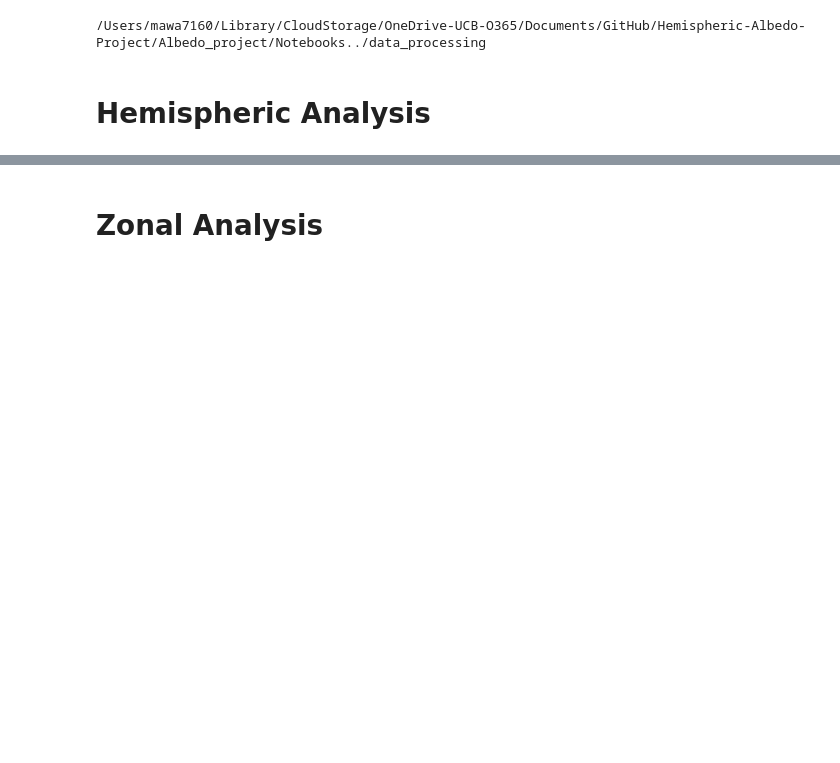
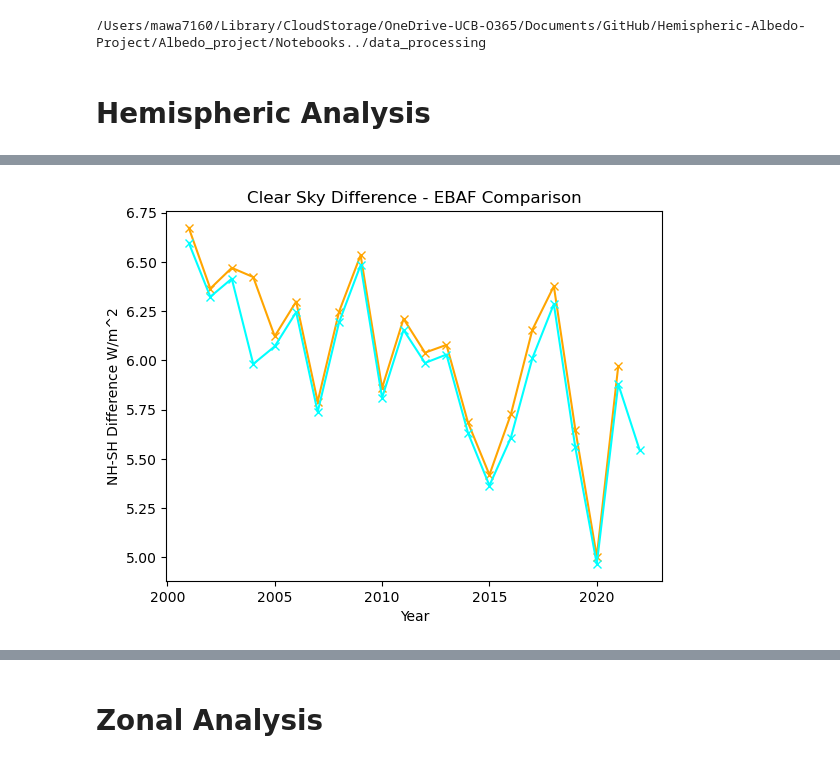
Before and after one commit to mwatwood-cu/Hemispheric-Albedo-Project, a Jupyter notebook: Albedo_project/Notebooks/EBAF_Comparison.ipynb, the cells around one changed output, grey strips where cells are left out. Saved outputs shown, nothing was run; the diff lists cells and outputs as text; code cells hidden in the pictures; blank space fills up the shorter version.

```diff
--- a/Albedo_project/Notebooks/EBAF_Comparison.ipynb
+++ b/Albedo_project/Notebooks/EBAF_Comparison.ipynb
@@ -59 +102,16 @@ all_sky_diff_4_2 = shortwave_all_sky_4_2["nh"]-shortwave_all_sky_4_2["sh"]
+# %%
+# Plotting the CRE in SW
+ceres_ebaf_plotting.plot_data_with_reg_line(clear_sky_diff_4_1.year, clear_sky_diff_4_1, include_trends=False, set_x_ticks=False,
+                                            y_label="NH-SH Difference W/m^2", tick_color=color_4_1, label="V4.1")
+
+ceres_ebaf_plotting.plot_data_with_reg_line(clear_sky_diff_4_2.year, clear_sky_diff_4_2, include_trends=False, set_x_ticks=False,
+                                            y_label="NH-SH Difference W/m^2", tick_color=color_4_2, label="V4.2",
+                                            title="Clear Sky Difference - EBAF Comparison")
+
+if run_len == 12:
+    plt.savefig(fig_path / current_month_folder / "Clear-Sky-Difference-EBAF-Compare-Running")
+if run_len == 0:
+    plt.savefig(fig_path / current_month_folder / "Clear-Sky-Difference-EBAF-Compare-Yearly")
+# %% [output]
+[figure, added]
 # %%
```
Also changed, not shown: parts of 13 cells of this notebook, 5 other files.
